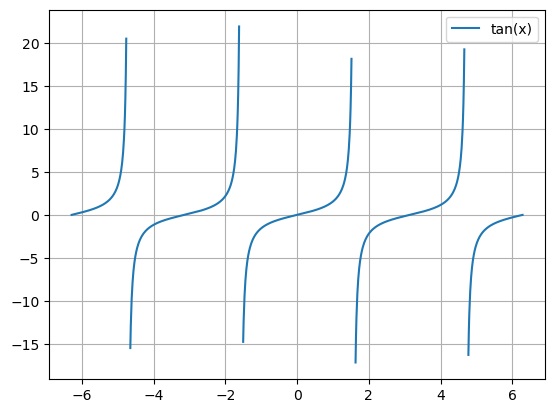
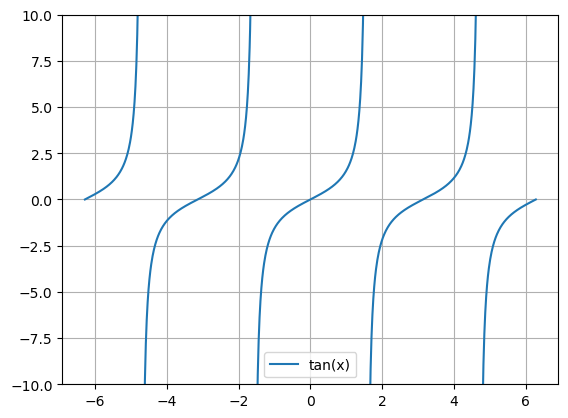
The change to this notebook cell's code, shown as a diff; its figure went from the first image to the second:
--- before
+++ after
@@ -1,5 +1,6 @@
-x = np.linspace(-2*np.pi, 2*np.pi, 1000)
+x = np.linspace(-2 * np.pi, 2 * np.pi, 1000)
 y = np.tan(x)
 
-mi_plot(x, y, gap=5, label="tan(x)")
+mi_plot(x, y, gap=10, label="tan(x)")
+plt.ylim(-10, 10)
 plt.show()

Commit: Tarea-examen1